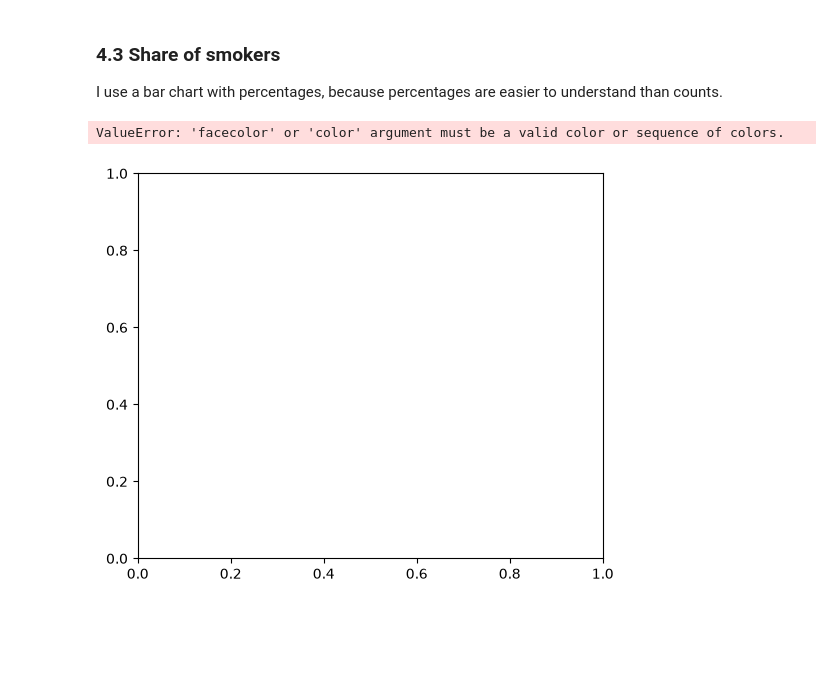
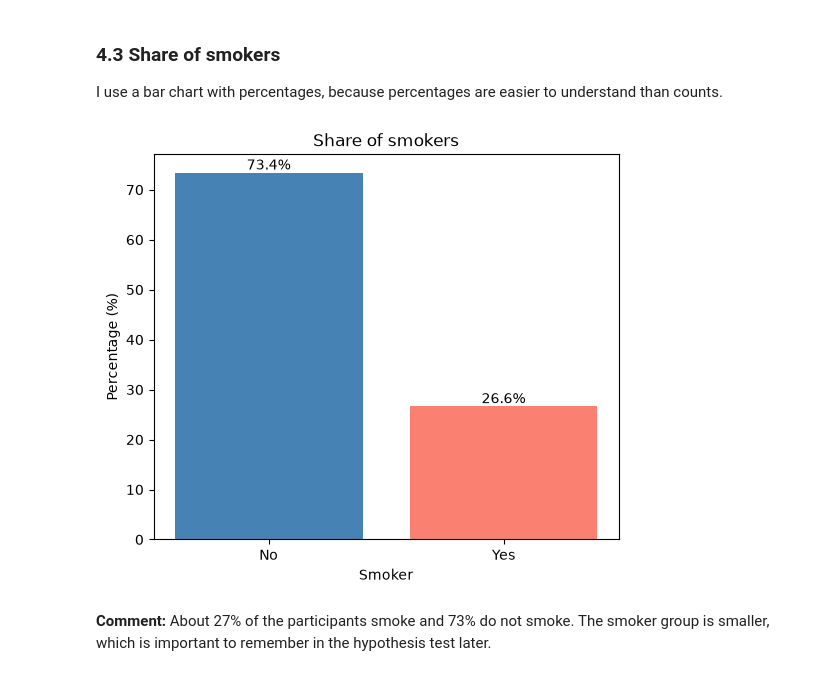
Before and after one commit to Wansiri-D/health-study, a Jupyter notebook: health_study_del1.ipynb, the cells around one changed output. Saved outputs shown, nothing was run; the diff lists cells and outputs as text; code cells hidden in the pictures; blank space fills up the shorter version.

Commit message:
Add bar chart of smokers

```diff
--- a/health_study_del1.ipynb
+++ b/health_study_del1.ipynb
@@ -178,17 +178,20 @@ to understand than counts.
 # %%
 # normalize=True ให้ได้สัดส่วน (0-1) แล้วคูณ 100 เป็นเปอร์เซ็นต์
 smoker_share = df["smoker"].value_counts(normalize=True) * 100
 
 fig, ax = plt.subplots(figsize=(6, 5))
-bars = ax.bar(smoker_share.index, smoker_share.values, color=["steeltblue", "salmon"])
+bars = ax.bar(smoker_share.index, smoker_share.values, color=["steelblue", "salmon"])
 
 # เขียนตัวเลข % ไว้บนแต่ละแท่ง
 ax.bar_label(bars, fmt="%.1f%%")
 
 ax.set_title("Share of smokers")
 ax.set_xlabel("Smoker")
 ax.set_ylabel("Percentage (%)")
 plt.show()
 # %% [output]
-ValueError: 'facecolor' or 'color' argument must be a valid color or sequence of colors.
-[figure, old version]
+[figure, new version]
+# %% [markdown]
+**Comment:** About 27% of the participants smoke and 73% do not smoke.
+The smoker group is smaller, which is important to remember in the
+hypothesis test later.
```
